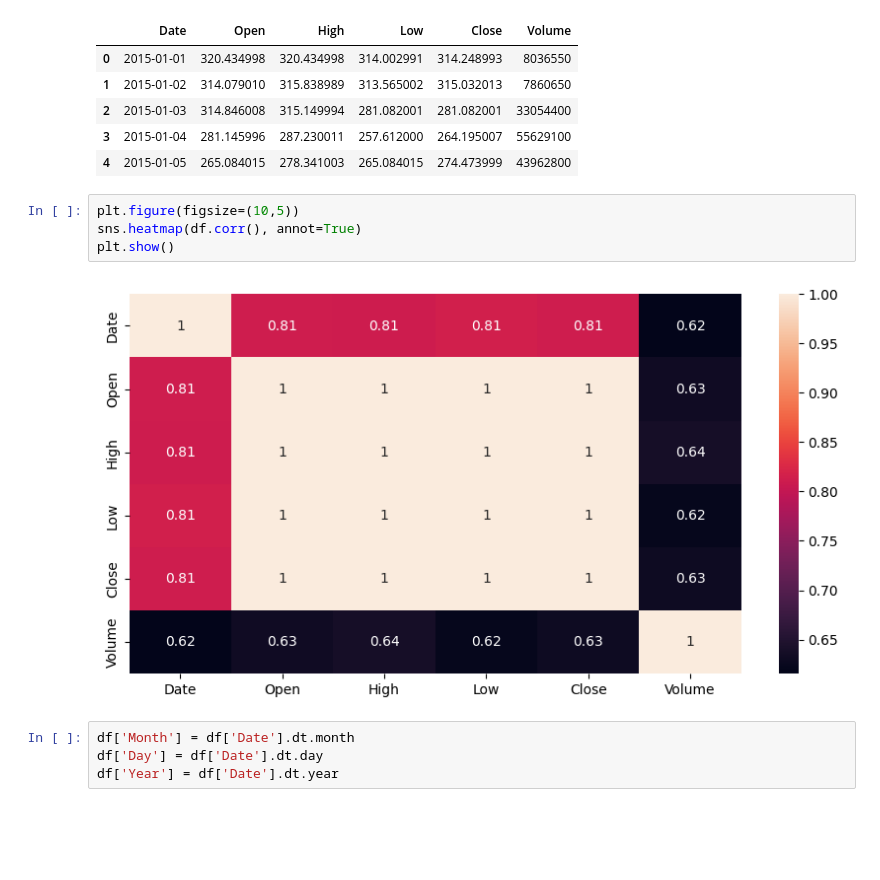
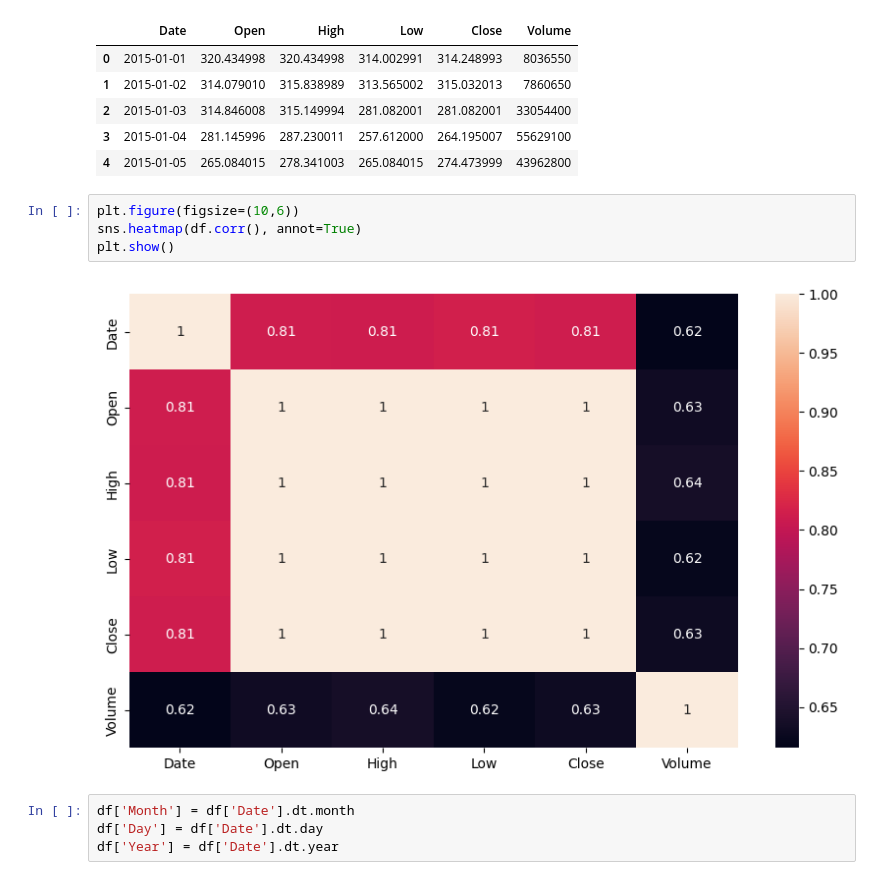
Before and after one commit to asif851/Bitcoin-Price-Prediction, a Jupyter notebook: analysis.ipynb, the cells around one changed output. Saved outputs shown, nothing was run; the diff lists cells and outputs as text; blank space fills up the shorter version.

```diff
--- a/analysis.ipynb
+++ b/analysis.ipynb
@@ -88,11 +88,11 @@ df.head()
 | 3 | 2015-01-04 | 281.145996 | 287.230011 | 257.612000 | 264.195007 | 55629100 |
 | 4 | 2015-01-05 | 265.084015 | 278.341003 | 265.084015 | 274.473999 | 43962800 |
 # %%
-plt.figure(figsize=(10,5))
+plt.figure(figsize=(10,6))
 sns.heatmap(df.corr(), annot=True)
 plt.show()
 # %% [output]
-[figure, old version]
+[figure, new version]
 # %%
 df['Month'] = df['Date'].dt.month
 df['Day'] = df['Date'].dt.day
```
Also changed, not shown: parts of 18 cells of this notebook.
